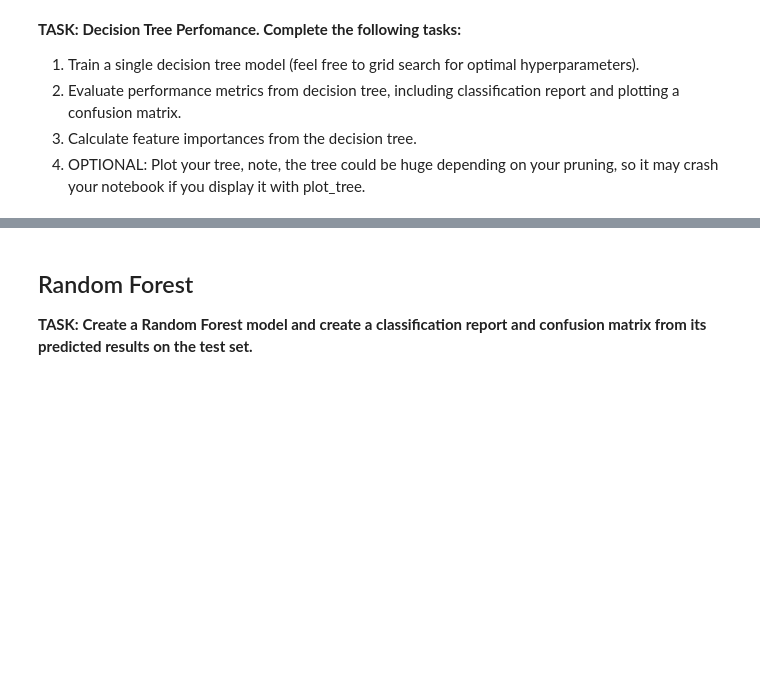
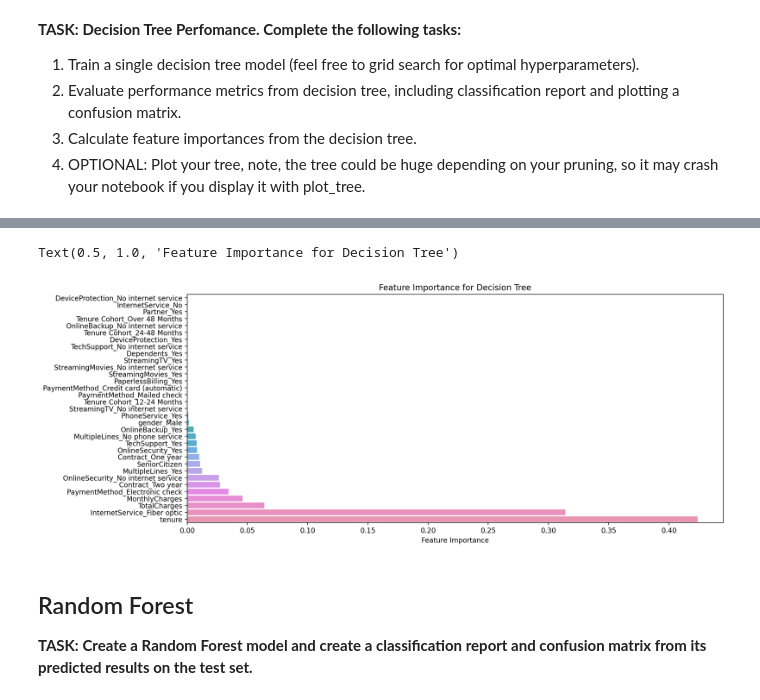
Before and after one commit to sandra-biology/Data-Analytics-A, a Jupyter notebook: Supervised learning capstone project.ipynb, the cells around one changed output, grey strips where cells are left out. Drawn from its saved outputs; the diff is of its cells as text; code cells hidden in the pictures; blank space fills up the shorter version.

```diff
--- a/Supervised learning capstone project.ipynb
+++ b/Supervised learning capstone project.ipynb
@@ -380,3 +426,15 @@ sns.catplot(data=telco_df, x='Tenure Cohort', hue='Churn', col='Contract', kind=
+# %%
+# feature importances
+imp_features = pd.DataFrame(data=dt.feature_importances_,index=X.columns,columns=['Feature Importance']).sort_values('Feature Importance')
+
+# plot
+plt.figure(figsize=(14, 6), dpi=200)
+sns.barplot(data=imp_features.sort_values('Feature Importance'), y=imp_features.sort_values('Feature Importance').index, x='Feature Importance')
+plt.xticks=90
+plt.title('Feature Importance for Decision Tree')
+# %% [output]
+Text(0.5, 1.0, 'Feature Importance for Decision Tree')
+[figure, added]
 # %% [markdown]
 ## Random Forest
 
```
Also changed, not shown: parts of 31 cells of this notebook.
